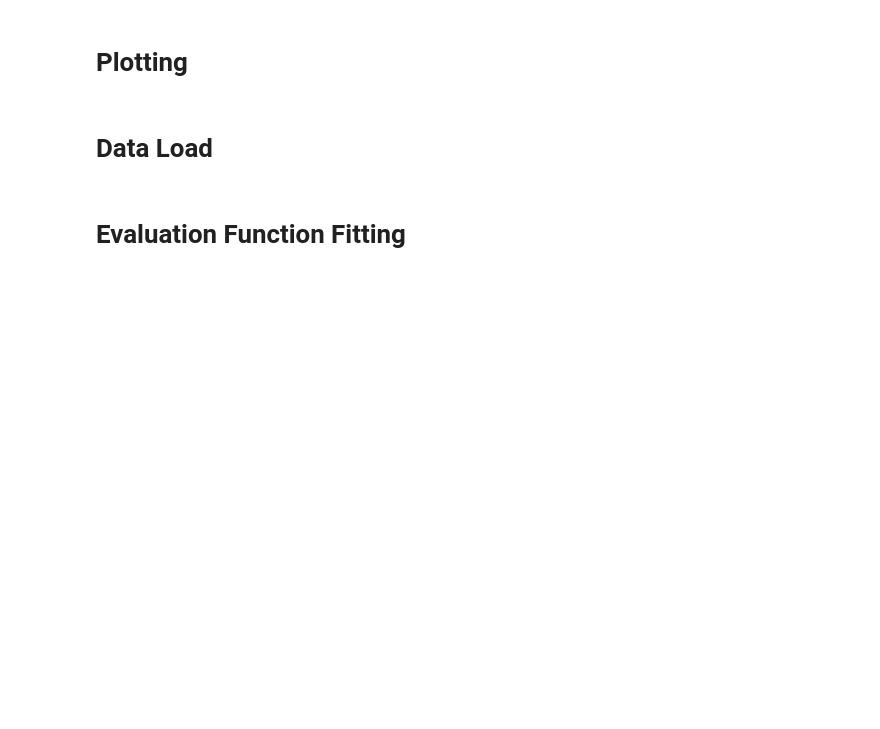
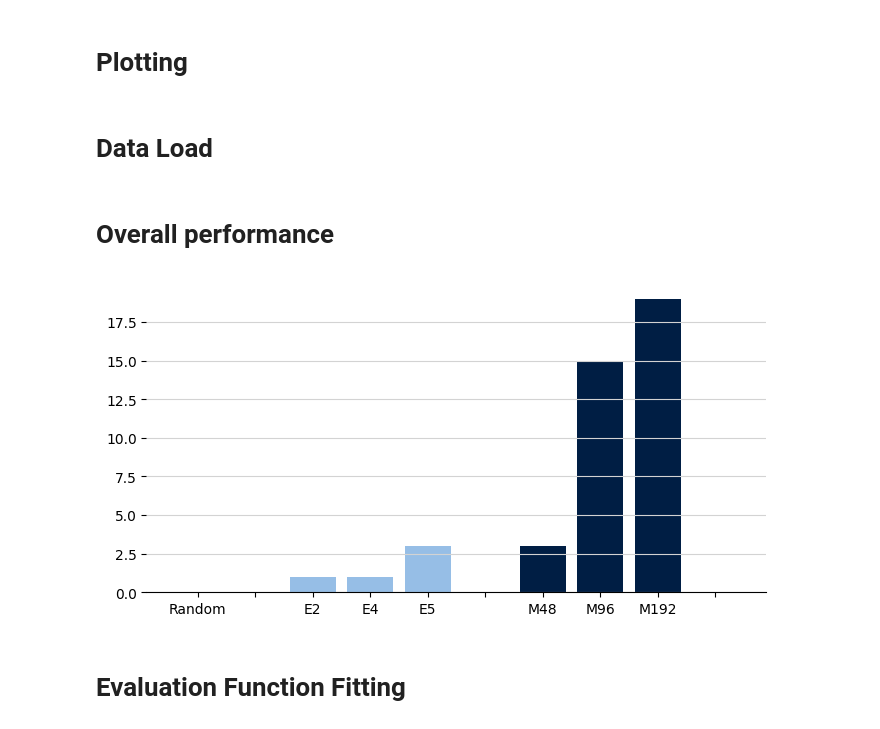
Before and after one commit to PSU-AI801-Group1-Fall-2024/2048-experiments, a Jupyter notebook: data-synthensis.ipynb, the cells around one changed output. Drawn from its saved outputs; the diff is of its cells as text; code cells hidden in the pictures; blank space fills up the shorter version.

Commit message:
added graph for overall performance

```diff
--- a/data-synthensis.ipynb
+++ b/data-synthensis.ipynb
@@ -71,6 +106,21 @@ df_mcts_192 = pd.read_csv('./data/results-mcts-4440-192.csv')
 # %%
 df_expectimax_eval = pd.read_csv('./data/eval-expectimax-3.csv').set_axis(['id', '0', '1', '2', '3', 'avg_max', 'max', 'avg_its', 'max_its'], axis = 1).set_index(['id'])
 df_mcts_eval = pd.read_csv('./data/eval-mcts-48.csv').set_axis(['id', '0', '1', '2', '3', 'avg_max', 'max', 'avg_its', 'max_its'], axis = 1).set_index(['id'])
+# %% [markdown]
+# Overall performance
+# %%
+
+overall_bar_chart([["Random"], ["E2", "E4", "E5"], ["M48", "M96", "M192"]], [[0], [
+    won(df_expectimax_3).count()['Max Tile'],
+    won(df_expectimax_4).count()['Max Tile'],
+    won(df_expectimax_5).count()['Max Tile'],
+], [
+    won(df_mcts_48).count()['Max Tile'],
+    won(df_mcts_96).count()['Max Tile'],
+    won(df_mcts_192).count()['Max Tile'],
+]])
+# %% [output]
+[figure, added]
 # %% [markdown]
 # Evaluation Function Fitting
 # %% [markdown]
```
Also changed, not shown: parts of 1 cell of this notebook.
